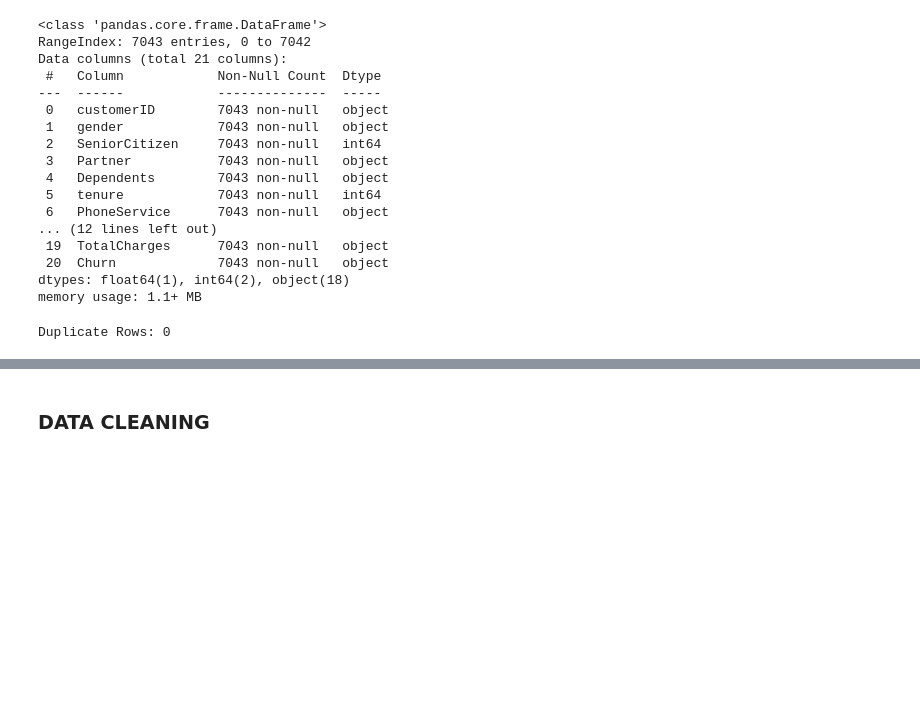
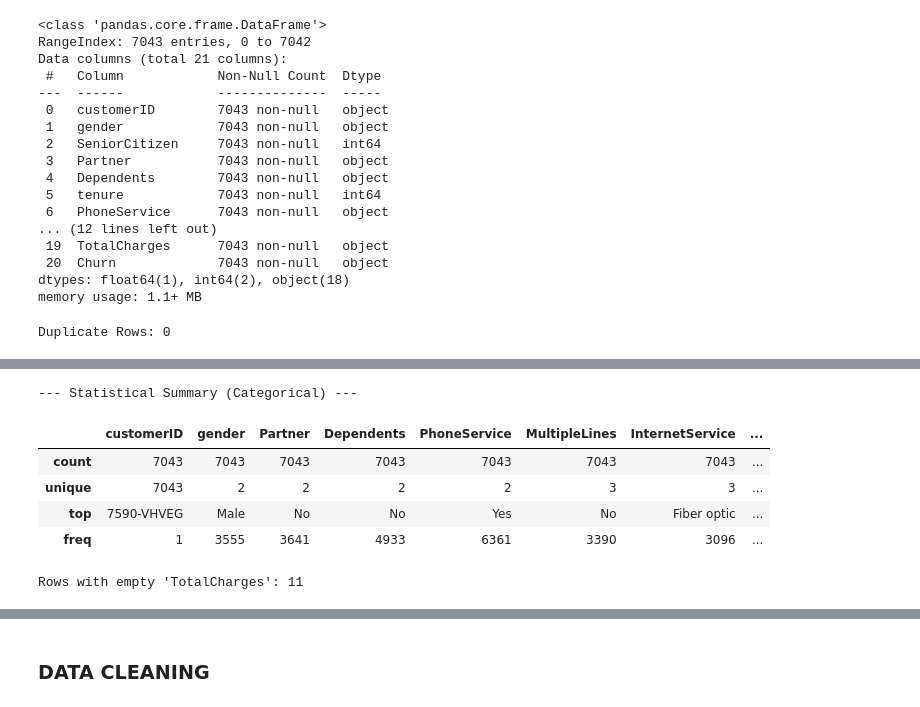
Before and after one commit to Pudamya/CM2604_ML_CW_2425595, a Jupyter notebook: pre_processing.ipynb, the cells around one changed output, grey strips where cells are left out. Saved outputs shown, nothing was run; the diff lists cells and outputs as text; code cells hidden in the pictures; blank space fills up the shorter version.

Commit message:
Exploratory Data Analysis

```diff
--- a/pre_processing.ipynb
+++ b/pre_processing.ipynb
@@ -70,0 +88,17 @@ Duplicate Rows: 0
+# %%
+# Statistical Summary of Categorical Columns
+print("\n--- Statistical Summary (Categorical) ---")
+display(df.describe(include=['O']))
+# %% [output]
+--- Statistical Summary (Categorical) ---
+|  | customerID | gender | Partner | Dependents | PhoneService | MultipleLines | InternetService | ... |
+| count | 7043 | 7043 | 7043 | 7043 | 7043 | 7043 | 7043 | ... |
+| unique | 7043 | 2 | 2 | 2 | 2 | 3 | 3 | ... |
+| top | 7590-VHVEG | Male | No | No | Yes | No | Fiber optic | ... |
+| freq | 1 | 3555 | 3641 | 4933 | 6361 | 3390 | 3096 | ... |
+# %%
+# Check for specific data quality issues in 'TotalCharges'
+empty_charges = df[df['TotalCharges'] == " "]
+print(f"\nRows with empty 'TotalCharges': {len(empty_charges)}")
+# %% [output]
+Rows with empty 'TotalCharges': 11
```
Also changed, not shown: parts of 4 cells of this notebook.
